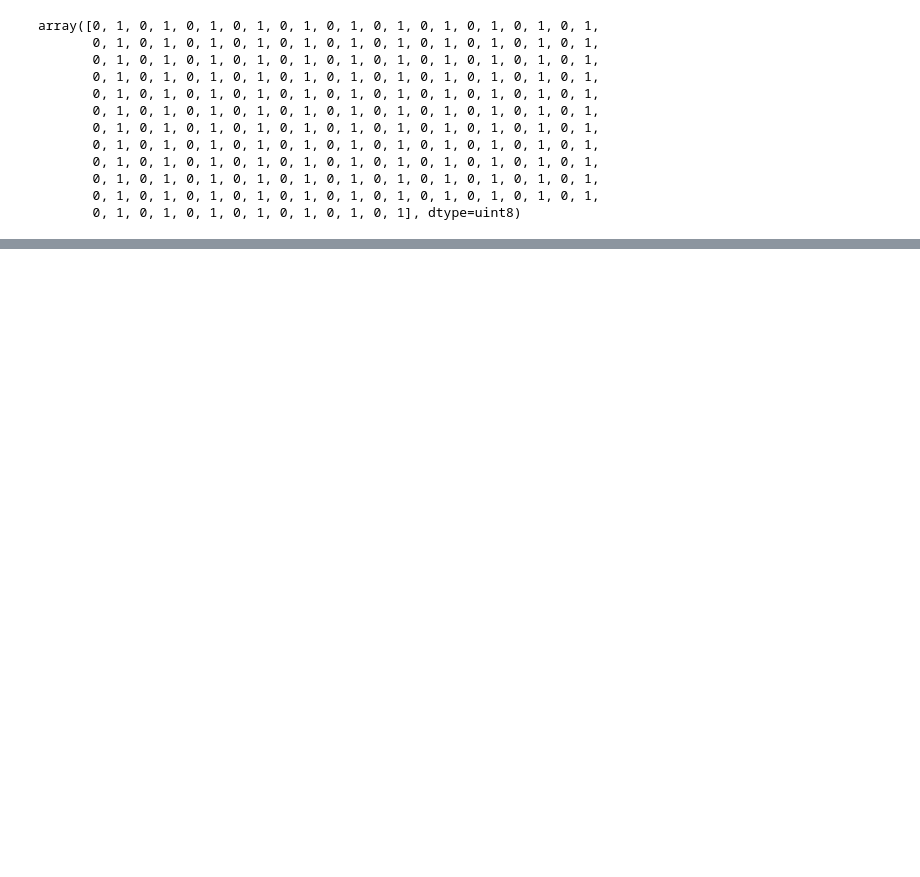
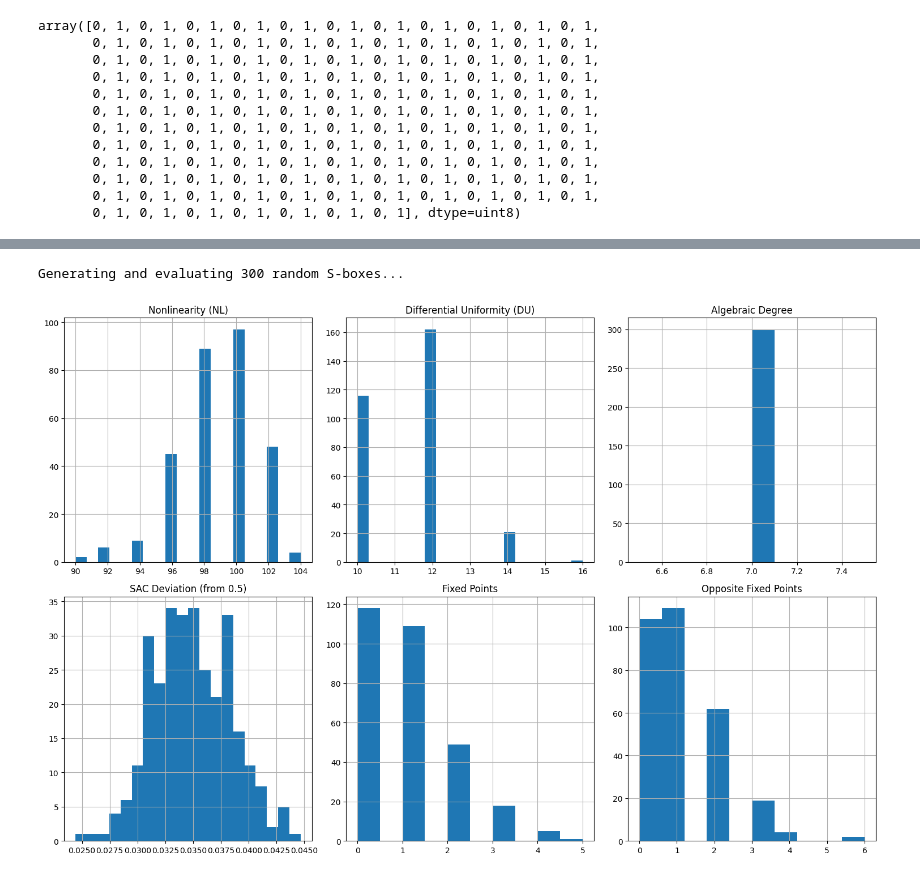
Before and after one commit to lucapl/ai-cryptography, a Jupyter notebook: project3/project3.ipynb, the cells around one changed output, grey strips where cells are left out. Cells and saved outputs as stored; diff of their text form; code cells hidden in the pictures; blank space fills up the shorter version.

```diff
--- a/project3/project3.ipynb
+++ b/project3/project3.ipynb
@@ -95,0 +236,11 @@ def nonlinearity(sbox):
+# %%
+test_sbox = random_sbox()
+print(f"Nonlinearity: {nonlinearity(test_sbox)}")
+print(f"Differential Uniformity: {differential_uniformity(test_sbox)}")
+fp, ofp = count_fixed_points(test_sbox)
+print(f"Fixed Points: {fp}, Opposite Fixed Points: {ofp}")
+print(f"Algebraic Degree: {algebraic_degree(test_sbox)}")
+sac = sac_metrics(test_sbox)
+print(f"SAC Matrix Mean: {np.mean(sac)}")
+bic = bic_metrics(test_sbox)
+print(f"BIC Score: {bic}")
@@ -95,0 +258,55 @@ def nonlinearity(sbox):
+# %%
+# Generate 300 random S-boxes
+baseline_samples = 300
+baseline_data = []
+
+print(f"Generating and evaluating {baseline_samples} random S-boxes...")
+
+for _ in range(baseline_samples):
+    sbox = random_sbox()
+    nl = nonlinearity(sbox)
+    du = differential_uniformity(sbox)
+    deg = algebraic_degree(sbox)
+    sac = sac_metrics(sbox)
+    sac_dev = np.mean(np.abs(sac - 0.5)) # SAC deviation from 0.5
+    fp, ofp = count_fixed_points(sbox)
+
+    baseline_data.append({
+        'NL': nl,
+        'DU': du,
+        'Degree': deg,
+        'SAC_Dev': sac_dev,
+        'Fixed_Points': fp,
+        'Opposite_Fixed_Points': ofp
+    })
+
+baseline_df = pd.DataFrame(baseline_data)
+
+# Plot distributions
+fig, axes = plt.subplots(2, 3, figsize=(15, 10))
+baseline_df['NL'].hist(ax=axes[0, 0], bins=20)
+axes[0, 0].set_title('Nonlinearity (NL)')
+
+baseline_df['DU'].hist(ax=axes[0, 1], bins=20)
+axes[0, 1].set_title('Differential Uniformity (DU)')
+
+baseline_df['Degree'].hist(ax=axes[0, 2], bins=10)
+axes[0, 2].set_title('Algebraic Degree')
+
+baseline_df['SAC_Dev'].hist(ax=axes[1, 0], bins=20)
+axes[1, 0].set_title('SAC Deviation (from 0.5)')
+
+baseline_df['Fixed_Points'].hist(ax=axes[1, 1], bins=10)
+axes[1, 1].set_title('Fixed Points')
+
+baseline_df['Opposite_Fixed_Points'].hist(ax=axes[1, 2], bins=10)
+axes[1, 2].set_title('Opposite Fixed Points')
+
+plt.tight_layout()
+plt.show()
+
+print("Baseline Statistics:")
+print(baseline_df.describe())
+# %% [output]
+Generating and evaluating 300 random S-boxes...
+[figure, added]
```
Also changed, not shown: parts of 40 cells of this notebook.
